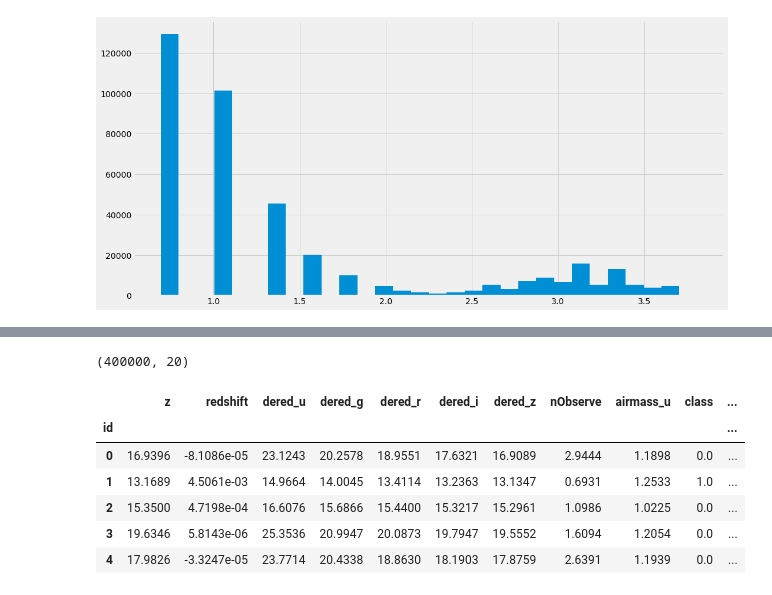
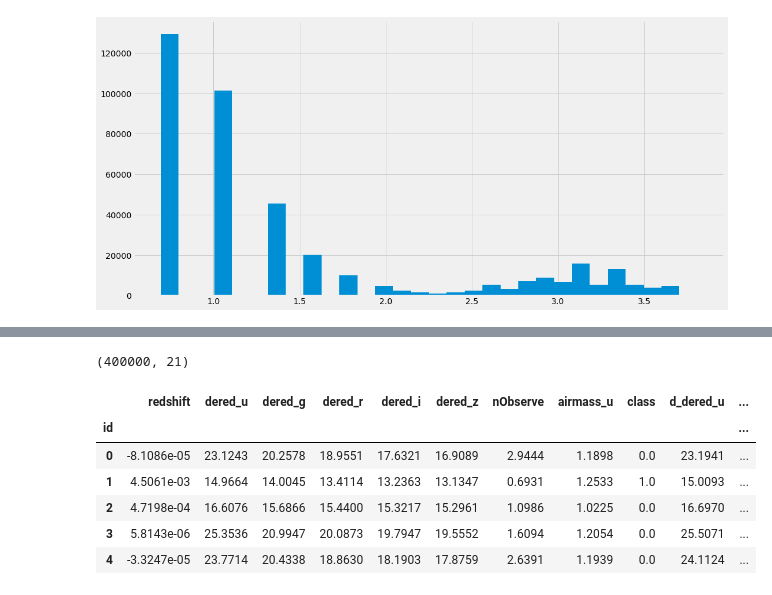
Before and after one commit to Leekee0905/Dankook_Dacon_AI, a Jupyter notebook: Dacon_opensource.ipynb, the cells around one changed output, grey strips where cells are left out. Drawn from its saved outputs; the diff is of its cells as text; code cells hidden in the pictures.

```diff
--- a/Dacon_opensource.ipynb
+++ b/Dacon_opensource.ipynb
@@ -267,11 +265,11 @@ df['nObserve'].hist(bins=30)
 <AxesSubplot:>
 [figure]
 # %%
-df['d_dered_u'] = df['dered_u'] - df['u']
-df['d_dered_g'] = df['dered_g'] - df['g']
-df['d_dered_r'] = df['dered_r'] - df['r']
-df['d_dered_i'] = df['dered_i'] - df['i']
-df['d_dered_z'] = df['dered_z'] - df['z']
+df['d_dered_u'] = (df['dered_u'] + df['u'])/2
+df['d_dered_g'] = (df['dered_g'] + df['g'])/2
+df['d_dered_r'] = (df['dered_r'] + df['r'])/2
+df['d_dered_i'] = (df['dered_i'] + df['i'])/2
+df['d_dered_z'] = (df['dered_z'] + df['z'])/2
 df['d_dered_rg'] = df['dered_r'] - df['dered_g']
 df['d_dered_ig'] = df['dered_i'] - df['dered_g']
 df['d_dered_zg'] = df['dered_z'] - df['dered_g']
@@ -311,19 +309,19 @@ df.corr().style.background_gradient()
 | d_dered_iz | 0.0020 | 0.0001 | 0.0007 | 0.0000 | -0.1904 | 0.0001 | 0.0025 | 0.0002 | 0.0010 | 0.0000 | -0.7740 | ... |
 | d_obs_det | -0.2174 | -0.0126 | -0.1915 | -0.0061 | -0.0054 | 0.0064 | -0.2138 | -0.0209 | -0.1863 | -0.0119 | -0.0081 | ... |
 # %%
-df.drop(['airmass_z', 'airmass_i', 'airmass_r', 'airmass_g', 'u', 'g', 'r', 'i', 'nDetect', 'd_dered_rg', 'd_dered_ri'],
+df.drop(['airmass_z', 'airmass_i', 'airmass_r', 'airmass_g','z', 'u', 'g', 'r', 'i', 'nDetect'],
         axis=1, inplace=True)
 print(df.shape)
 df.head()
 # %% [output]
-(400000, 20)
+(400000, 21)
-|  | z | redshift | dered_u | dered_g | dered_r | dered_i | dered_z | nObserve | airmass_u | class | ... |
+|  | redshift | dered_u | dered_g | dered_r | dered_i | dered_z | nObserve | airmass_u | class | d_dered_u | ... |
 | id |  |  |  |  |  |  |  |  |  |  | ... |
-| 0 | 16.9396 | -8.1086e-05 | 23.1243 | 20.2578 | 18.9551 | 17.6321 | 16.9089 | 2.9444 | 1.1898 | 0.0 | ... |
-| 1 | 13.1689 | 4.5061e-03 | 14.9664 | 14.0045 | 13.4114 | 13.2363 | 13.1347 | 0.6931 | 1.2533 | 1.0 | ... |
-| 2 | 15.3500 | 4.7198e-04 | 16.6076 | 15.6866 | 15.4400 | 15.3217 | 15.2961 | 1.0986 | 1.0225 | 0.0 | ... |
-| 3 | 19.6346 | 5.8143e-06 | 25.3536 | 20.9947 | 20.0873 | 19.7947 | 19.5552 | 1.6094 | 1.2054 | 0.0 | ... |
-| 4 | 17.9826 | -3.3247e-05 | 23.7714 | 20.4338 | 18.8630 | 18.1903 | 17.8759 | 2.6391 | 1.1939 | 0.0 | ... |
+| 0 | -8.1086e-05 | 23.1243 | 20.2578 | 18.9551 | 17.6321 | 16.9089 | 2.9444 | 1.1898 | 0.0 | 23.1941 | ... |
+| 1 | 4.5061e-03 | 14.9664 | 14.0045 | 13.4114 | 13.2363 | 13.1347 | 0.6931 | 1.2533 | 1.0 | 15.0093 | ... |
+| 2 | 4.7198e-04 | 16.6076 | 15.6866 | 15.4400 | 15.3217 | 15.2961 | 1.0986 | 1.0225 | 0.0 | 16.6970 | ... |
+| 3 | 5.8143e-06 | 25.3536 | 20.9947 | 20.0873 | 19.7947 | 19.5552 | 1.6094 | 1.2054 | 0.0 | 25.5071 | ... |
+| 4 | -3.3247e-05 | 23.7714 | 20.4338 | 18.8630 | 18.1903 | 17.8759 | 2.6391 | 1.1939 | 0.0 | 24.1124 | ... |
 # %%
 df.to_csv(feature_file)
 # %%
```
Also changed, not shown: parts of 4 cells of this notebook.
